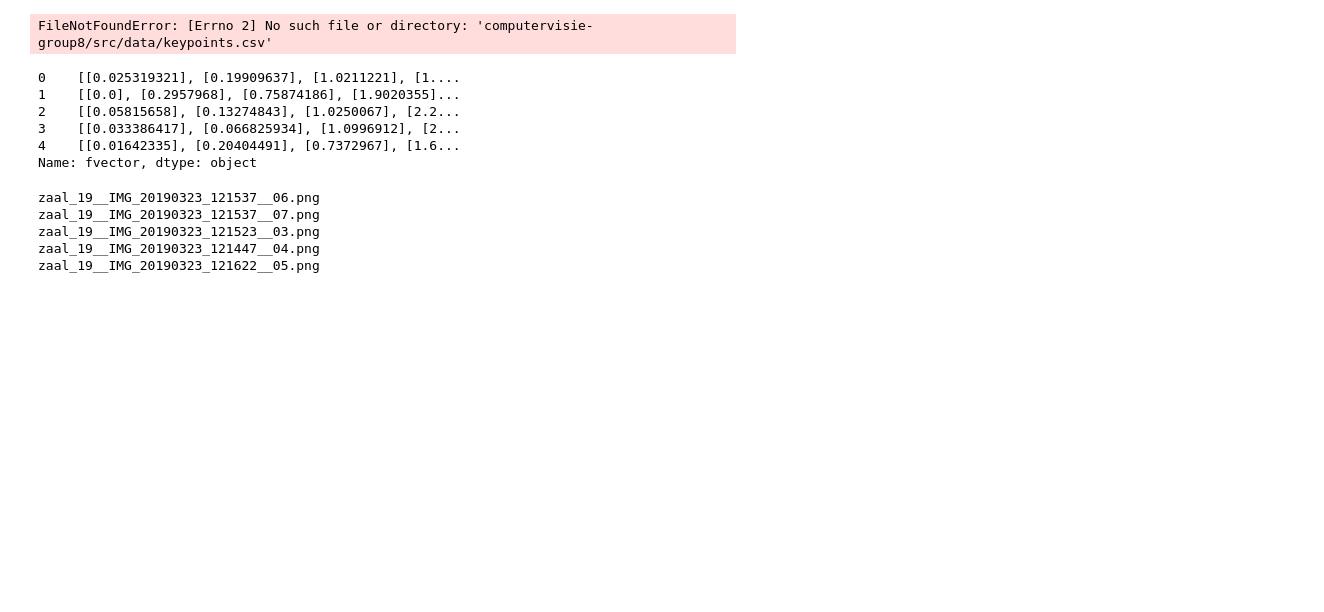
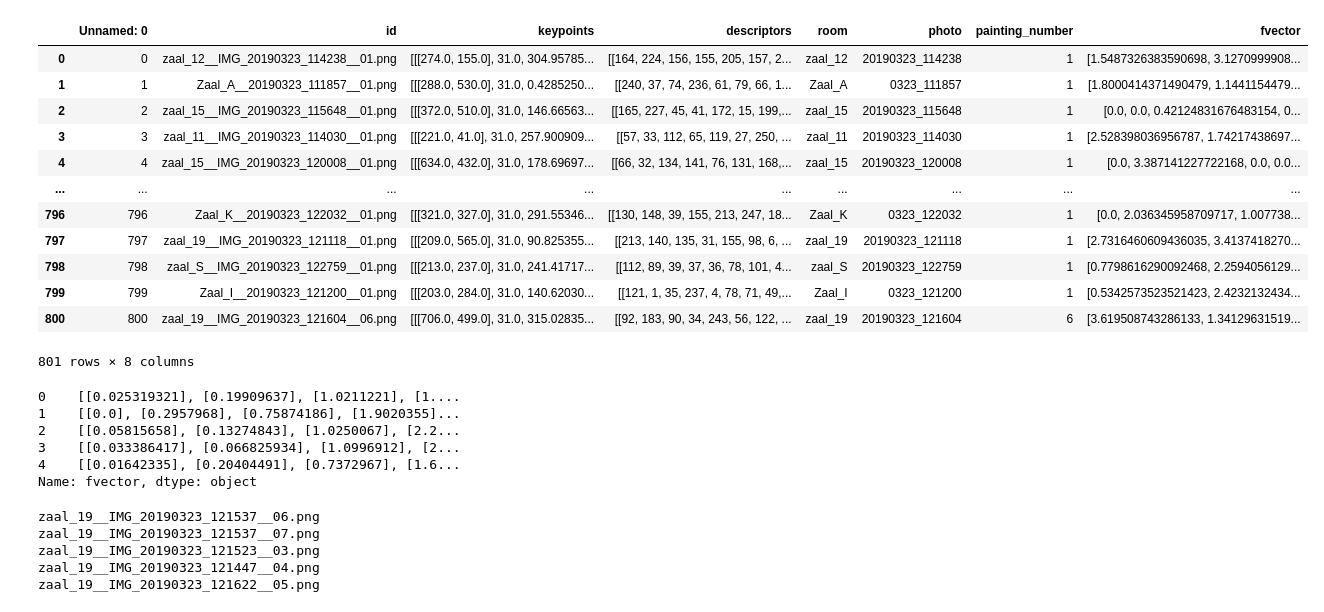
Before and after one commit to robbedec/localization-msk, a Jupyter notebook: src/data/science.ipynb, the cells around one changed output. Cells and saved outputs as stored; diff of their text form; code cells hidden in the pictures; blank space fills up the shorter version.

```diff
--- a/src/data/science.ipynb
+++ b/src/data/science.ipynb
@@ -50,11 +148,23 @@ def convert_keypoints(keypoint_array):
 # %%
-db = pd.read_csv("/home/server/Documents/Github/computervisie-group8/src/data/matchingscores.csv", ",")
+db = pd.read_csv("/home/server/Documents/Github/computervisie-group8/src/data/keypoints.csv", ",")
 # db['descriptors'] = db['descriptors'].apply(lambda x: convert_descriptors(x))
 # db['keypoints'] = db['keypoints'].apply(lambda x: convert_keypoints(x))
 #db['fvector'] = db['fvector'].apply(lambda x: convert_fvector(x))
 db
 # %% [output]
+|  | Unnamed: 0 | id | keypoints | descriptors | room | photo | painting_number | fvector |
+| 0 | 0 | zaal_12__IMG_20190323_114238__01.png | [[[274.0, 155.0], 31.0, 304.95785... | [[164, 224, 156, 155, 205, 157, 2... | zaal_12 | 20190323_114238 | 1 | [1.5487326383590698, 3.1270999908... |
+| 1 | 1 | Zaal_A__20190323_111857__01.png | [[[288.0, 530.0], 31.0, 0.4285250... | [[240, 37, 74, 236, 61, 79, 66, 1... | Zaal_A | 0323_111857 | 1 | [1.8000414371490479, 1.1441154479... |
+| 2 | 2 | zaal_15__IMG_20190323_115648__01.png | [[[372.0, 510.0], 31.0, 146.66563... | [[165, 227, 45, 41, 172, 15, 199,... | zaal_15 | 20190323_115648 | 1 | [0.0, 0.0, 0.42124831676483154, 0... |
+| 3 | 3 | zaal_11__IMG_20190323_114030__01.png | [[[221.0, 41.0], 31.0, 257.900909... | [[57, 33, 112, 65, 119, 27, 250, ... | zaal_11 | 20190323_114030 | 1 | [2.528398036956787, 1.74217438697... |
+| 4 | 4 | zaal_15__IMG_20190323_120008__01.png | [[[634.0, 432.0], 31.0, 178.69697... | [[66, 32, 134, 141, 76, 131, 168,... | zaal_15 | 20190323_120008 | 1 | [0.0, 3.387141227722168, 0.0, 0.0... |
+| ... | ... | ... | ... | ... | ... | ... | ... | ... |
+| 796 | 796 | Zaal_K__20190323_122032__01.png | [[[321.0, 327.0], 31.0, 291.55346... | [[130, 148, 39, 155, 213, 247, 18... | Zaal_K | 0323_122032 | 1 | [0.0, 2.036345958709717, 1.007738... |
+| 797 | 797 | zaal_19__IMG_20190323_121118__01.png | [[[209.0, 565.0], 31.0, 90.825355... | [[213, 140, 135, 31, 155, 98, 6, ... | zaal_19 | 20190323_121118 | 1 | [2.7316460609436035, 3.4137418270... |
+| 798 | 798 | zaal_S__IMG_20190323_122759__01.png | [[[213.0, 237.0], 31.0, 241.41717... | [[112, 89, 39, 37, 36, 78, 101, 4... | zaal_S | 20190323_122759 | 1 | [0.7798616290092468, 2.2594056129... |
+| 799 | 799 | Zaal_I__20190323_121200__01.png | [[[203.0, 284.0], 31.0, 140.62030... | [[121, 1, 35, 237, 4, 78, 71, 49,... | Zaal_I | 0323_121200 | 1 | [0.5342573523521423, 2.4232132434... |
+| 800 | 800 | zaal_19__IMG_20190323_121604__06.png | [[[706.0, 499.0], 31.0, 315.02835... | [[92, 183, 90, 34, 243, 56, 122, ... | zaal_19 | 20190323_121604 | 6 | [3.619508743286133, 1.34129631519... |
-FileNotFoundError: [Errno 2] No such file or directory: 'computervisie-group8/src/data/keypoints.csv'
+801 rows × 8 columns
 # %%
 db['fvector'].head()
 # %% [output]
```
Also changed, not shown: parts of 8 cells of this notebook, 3 other files.
